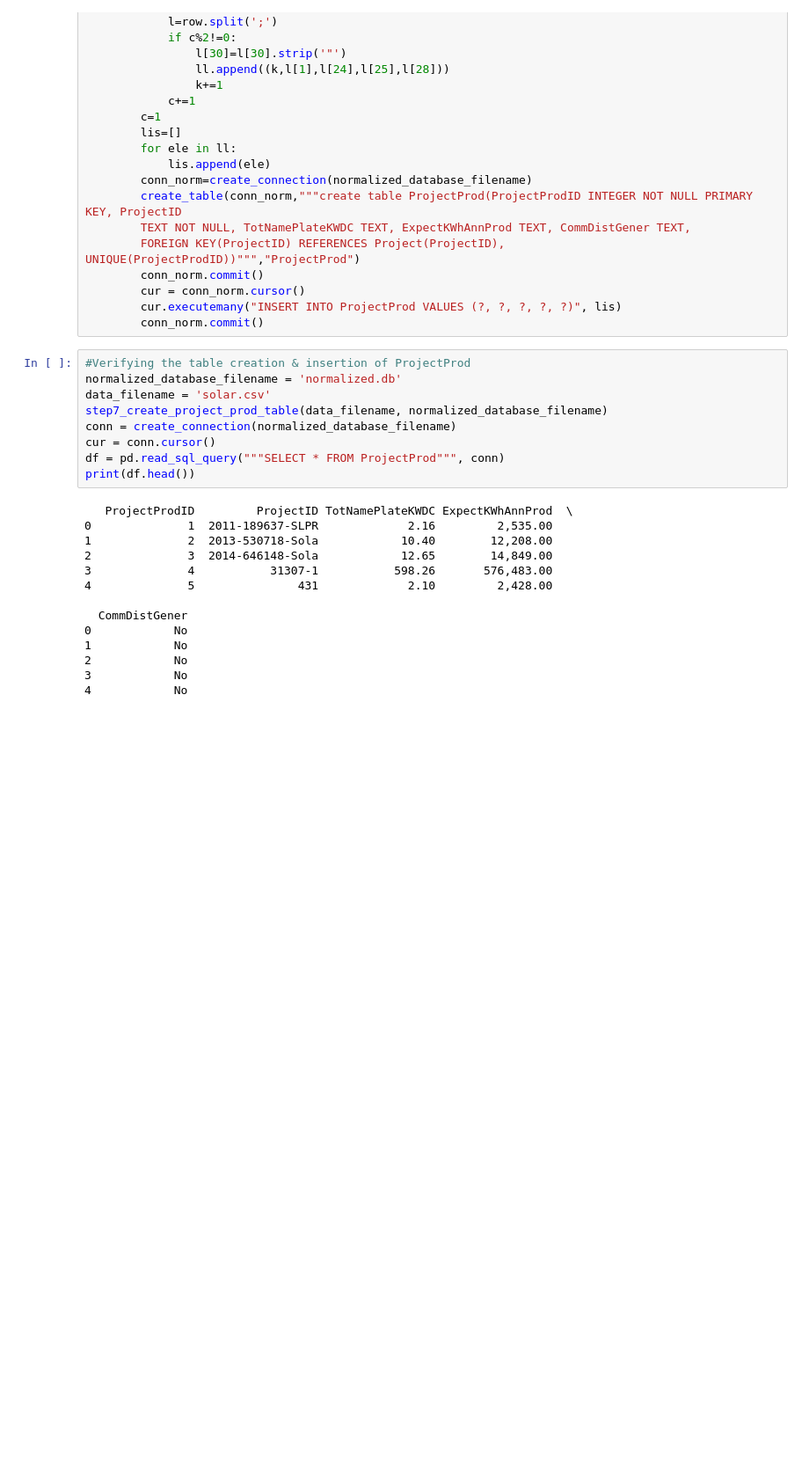
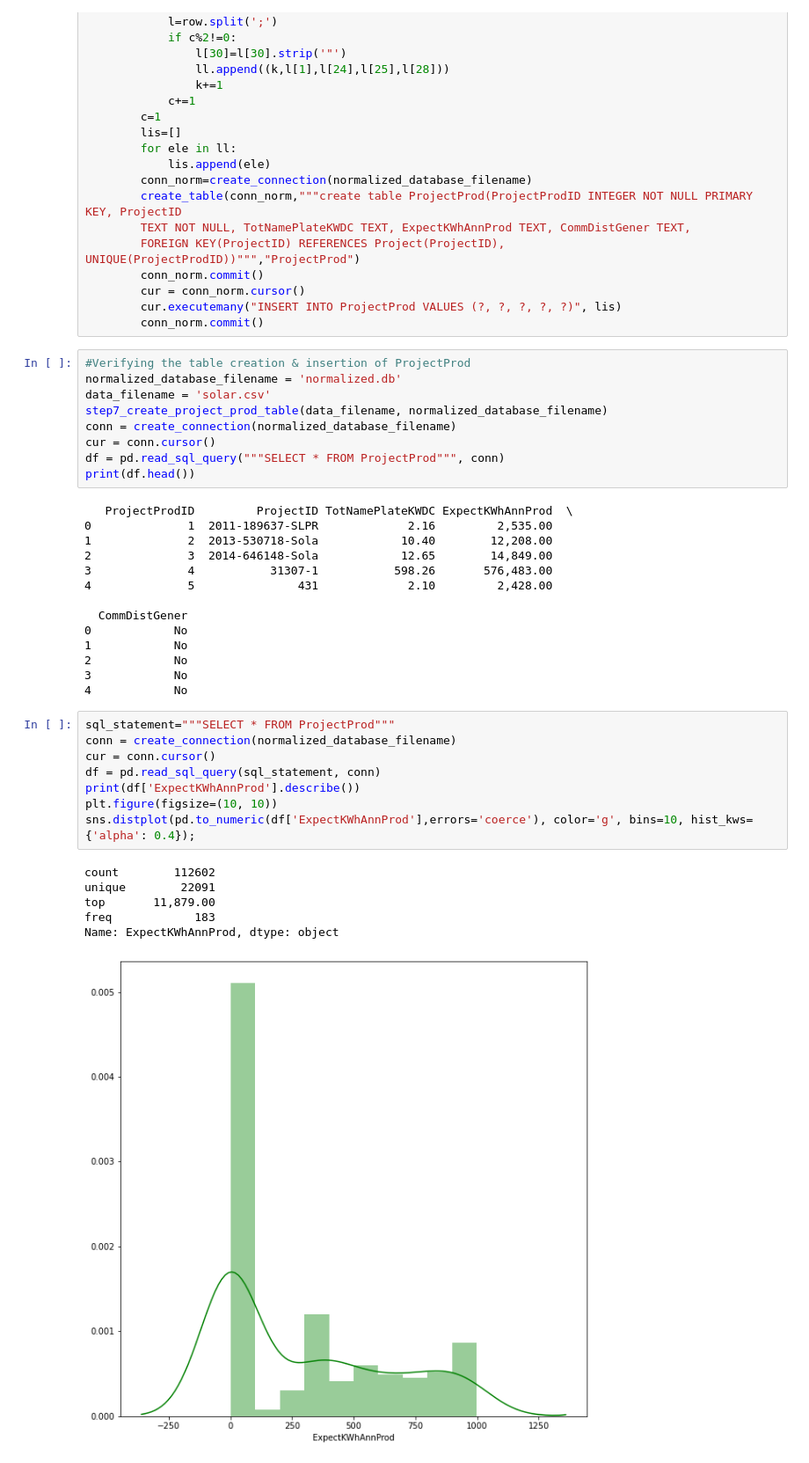
Before and after one commit to ayushga1194/SolarElectricAnalysis, a Jupyter notebook: DatabaseSchema.ipynb, the cells around one changed output. Shown at 88% size. Saved outputs shown, nothing was run; the diff lists cells and outputs as text; blank space fills up the shorter version.

```diff
--- a/DatabaseSchema.ipynb
+++ b/DatabaseSchema.ipynb
@@ -431,3 +423,18 @@ print(df.head())
 2            No
 3            No
 4            No
+# %%
+sql_statement="""SELECT * FROM ProjectProd"""
+conn = create_connection(normalized_database_filename)
+cur = conn.cursor()
+df = pd.read_sql_query(sql_statement, conn)
+print(df['ExpectKWhAnnProd'].describe())
+plt.figure(figsize=(10, 10))
+sns.distplot(pd.to_numeric(df['ExpectKWhAnnProd'],errors='coerce'), color='g', bins=10, hist_kws={'alpha': 0.4});
+# %% [output]
+count        112602
+unique        22091
+top       11,879.00
+freq            183
+Name: ExpectKWhAnnProd, dtype: object
+[figure, added]
```
Also changed, not shown: parts of 6 cells of this notebook.
